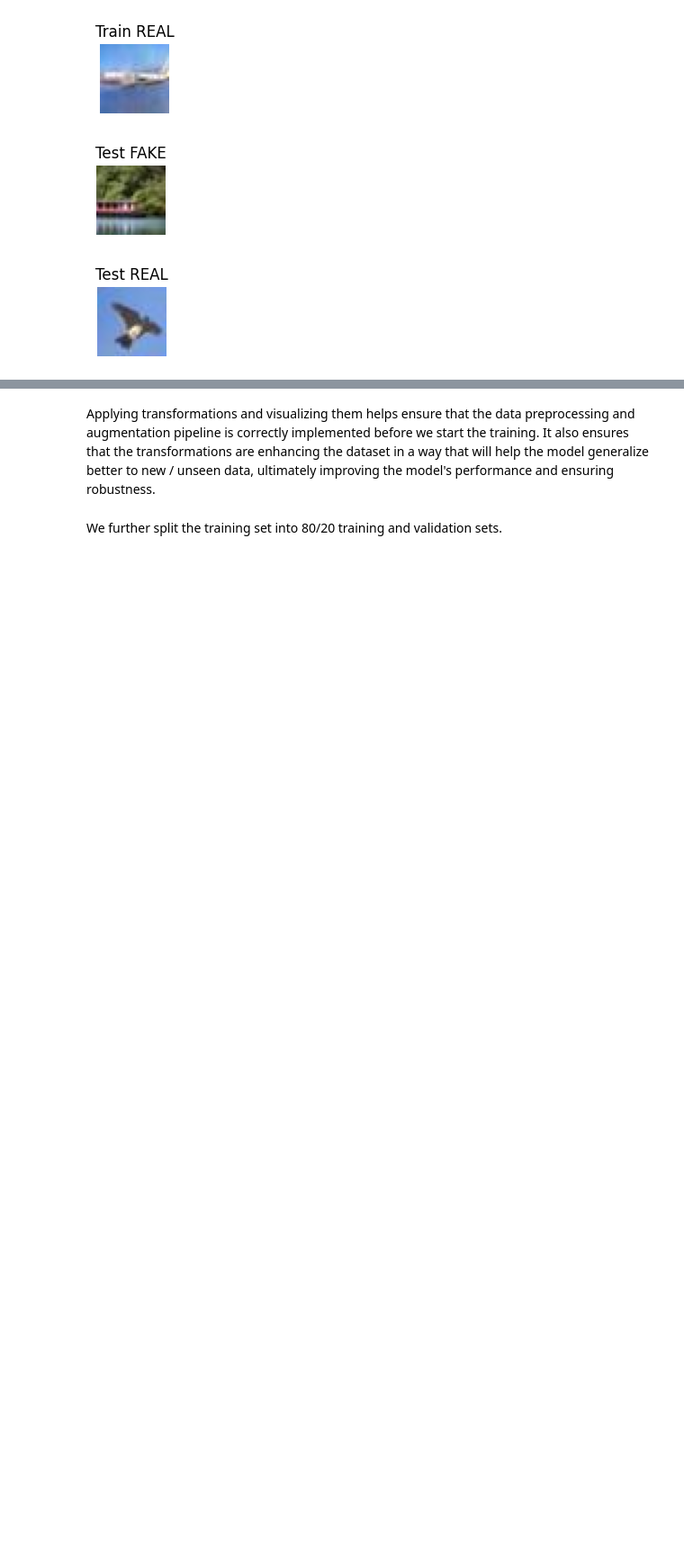
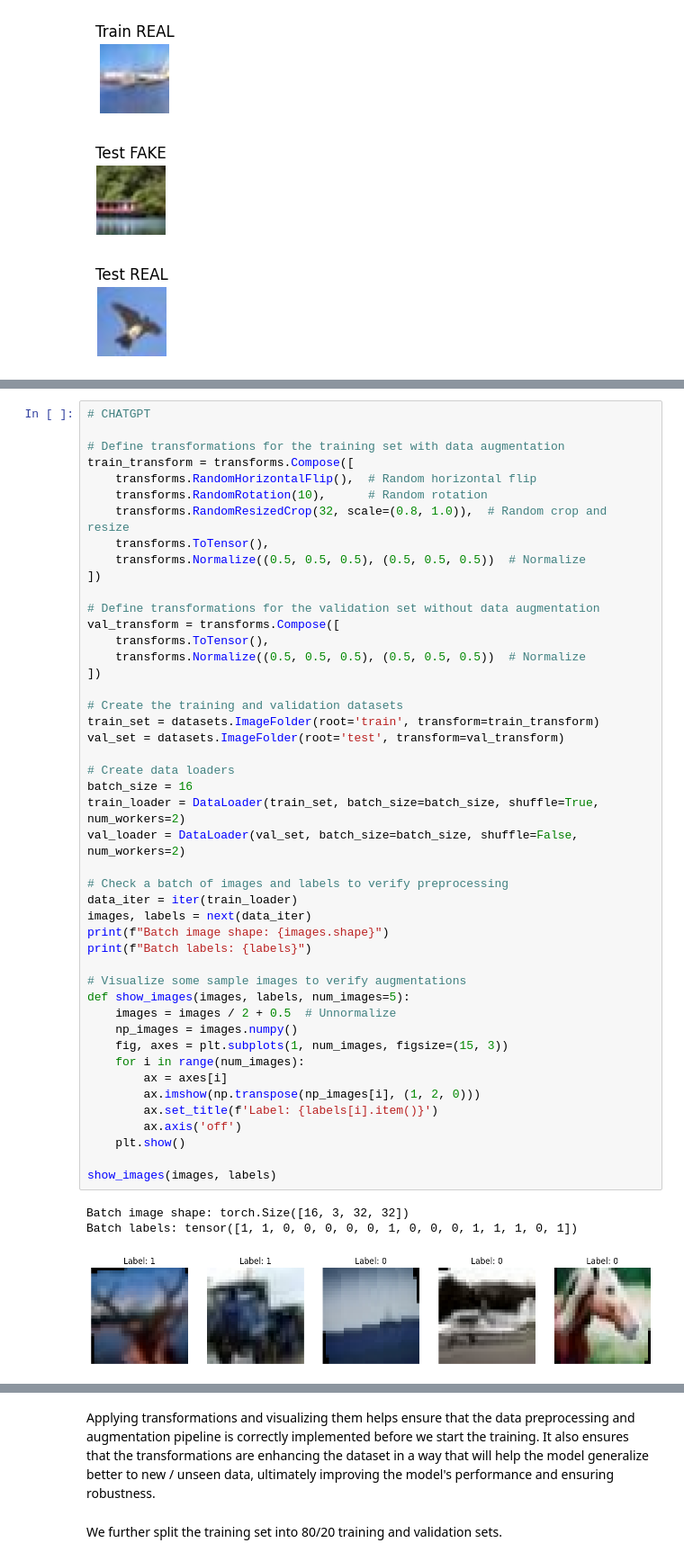
Before and after one commit to stefsyrsiri/synthetic-image-detection, a Jupyter notebook: report.ipynb, the cells around one changed output, grey strips where cells are left out. Shown at 90% size. Saved outputs shown, nothing was run; the diff lists cells and outputs as text; blank space fills up the shorter version.

```diff
--- a/report.ipynb
+++ b/report.ipynb
@@ -172,0 +205,50 @@ train_set= reduced_dataset
+# %%
+# CHATGPT
+
+# Define transformations for the training set with data augmentation
+train_transform = transforms.Compose([
+    transforms.RandomHorizontalFlip(),  # Random horizontal flip
+    transforms.RandomRotation(10),      # Random rotation
+    transforms.RandomResizedCrop(32, scale=(0.8, 1.0)),  # Random crop and resize
+    transforms.ToTensor(),
+    transforms.Normalize((0.5, 0.5, 0.5), (0.5, 0.5, 0.5))  # Normalize
+])
+
+# Define transformations for the validation set without data augmentation
+val_transform = transforms.Compose([
+    transforms.ToTensor(),
+    transforms.Normalize((0.5, 0.5, 0.5), (0.5, 0.5, 0.5))  # Normalize
+])
+
+# Create the training and validation datasets
+train_set = datasets.ImageFolder(root='train', transform=train_transform)
+val_set = datasets.ImageFolder(root='test', transform=val_transform)
+
+# Create data loaders
+batch_size = 16
+train_loader = DataLoader(train_set, batch_size=batch_size, shuffle=True, num_workers=2)
+val_loader = DataLoader(val_set, batch_size=batch_size, shuffle=False, num_workers=2)
+
+# Check a batch of images and labels to verify preprocessing
+data_iter = iter(train_loader)
+images, labels = next(data_iter)
+print(f"Batch image shape: {images.shape}")
+print(f"Batch labels: {labels}")
+
+# Visualize some sample images to verify augmentations
+def show_images(images, labels, num_images=5):
+    images = images / 2 + 0.5  # Unnormalize
+    np_images = images.numpy()
+    fig, axes = plt.subplots(1, num_images, figsize=(15, 3))
+    for i in range(num_images):
+        ax = axes[i]
+        ax.imshow(np.transpose(np_images[i], (1, 2, 0)))
+        ax.set_title(f'Label: {labels[i].item()}')
+        ax.axis('off')
+    plt.show()
+
+show_images(images, labels)
+# %% [output]
+Batch image shape: torch.Size([16, 3, 32, 32])
+Batch labels: tensor([1, 1, 0, 0, 0, 0, 0, 1, 0, 0, 0, 1, 1, 1, 0, 1])
+[figure, added]
```
Also changed, not shown: parts of 21 cells of this notebook.
